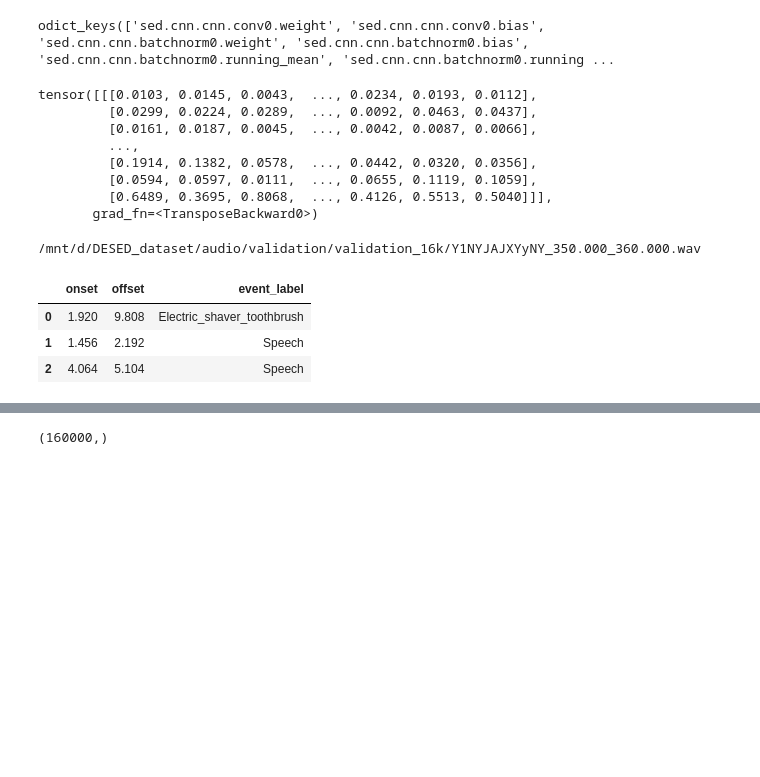
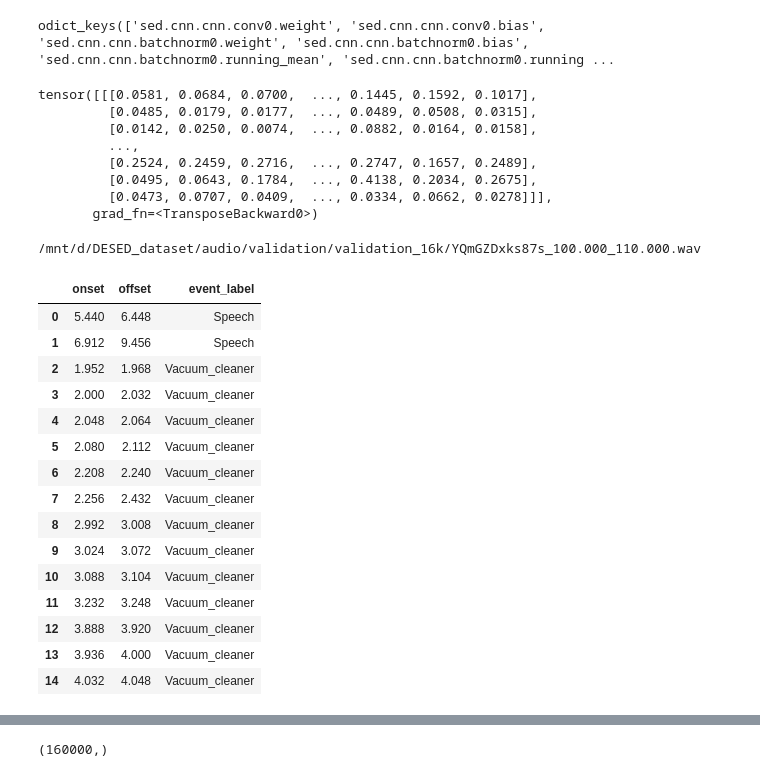
Before and after one commit to ArturMakowski/Sound_event_detection_system, a Jupyter notebook: notebooks/sed_viz.ipynb, the cells around one changed output, grey strips where cells are left out. Saved outputs shown, nothing was run; the diff lists cells and outputs as text; code cells hidden in the pictures; blank space fills up the shorter version.

```diff
--- a/notebooks/sed_viz.ipynb
+++ b/notebooks/sed_viz.ipynb
@@ -28,41 +29,60 @@ encoder = ManyHotEncoder(
 sed = SED(config, encoder=encoder, sed=CRNN(**config["net"]))
 print(sed.state_dict().keys())
 
-path = '../DvcLiveLogger/dvclive_run/checkpoints/epoch=27-step=23352.ckpt'
-state_dict = torch.load(path)["state_dict"]
+# path = "../dvclive/artifacts/epoch=27-step=23352.ckpt"
+# path = "../dvclive/artifacts/epoch=58-step=12449.ckpt"
+path = "../dvclive/artifacts/epoch=68-step=7314.ckpt"
+state_dict = torch.load(path, map_location=torch.device("cpu"))["state_dict"]
 sed.load_state_dict(state_dict)
 
-tsv_entries_strong = pd.read_csv(config["data"]["test_tsv"], sep = '\t')
-dataset_strong = StronglyAnnotatedSet(audio_folder = config["data"]["test_folder"],
-                                  tsv_entries = tsv_entries_strong,
-                                  encoder=encoder,
-                                  return_filename=True,
-                                  pad_to=config["data"]["audio_max_len"],)
+tsv_entries_strong = pd.read_csv(config["data"]["test_tsv"], sep="\t")
+dataset_strong = StronglyAnnotatedSet(
+    audio_folder=config["data"]["test_folder"],
+    tsv_entries=tsv_entries_strong,
+    encoder=encoder,
+    return_filename=True,
+    pad_to=config["data"]["audio_max_len"],
+)
 # %% [output]
 odict_keys(['sed.cnn.cnn.conv0.weight', 'sed.cnn.cnn.conv0.bias', 'sed.cnn.cnn.batchnorm0.weight', 'sed.cnn.cnn.batchnorm0.bias', 'sed.cnn.cnn.batchnorm0.running_mean', 'sed.cnn.cnn.batchnorm0.running ...
 # %%
 sed(dataset_strong[0][0])
 # %% [output]
-tensor([[[0.0103, 0.0145, 0.0043,  ..., 0.0234, 0.0193, 0.0112],
-         [0.0299, 0.0224, 0.0289,  ..., 0.0092, 0.0463, 0.0437],
-         [0.0161, 0.0187, 0.0045,  ..., 0.0042, 0.0087, 0.0066],
+tensor([[[0.0581, 0.0684, 0.0700,  ..., 0.1445, 0.1592, 0.1017],
+         [0.0485, 0.0179, 0.0177,  ..., 0.0489, 0.0508, 0.0315],
+         [0.0142, 0.0250, 0.0074,  ..., 0.0882, 0.0164, 0.0158],
          ...,
-         [0.1914, 0.1382, 0.0578,  ..., 0.0442, 0.0320, 0.0356],
-         [0.0594, 0.0597, 0.0111,  ..., 0.0655, 0.1119, 0.1059],
-         [0.6489, 0.3695, 0.8068,  ..., 0.4126, 0.5513, 0.5040]]],
+         [0.2524, 0.2459, 0.2716,  ..., 0.2747, 0.1657, 0.2489],
+         [0.0495, 0.0643, 0.1784,  ..., 0.4138, 0.2034, 0.2675],
+         [0.0473, 0.0707, 0.0409,  ..., 0.0334, 0.0662, 0.0278]]],
        grad_fn=<TransposeBackward0>)
 # %%
 from utils import batched_decode_preds
-i = 39
-# i = 253
+
+# i = 39
+i = 221
 preds = batched_decode_preds(sed(dataset_strong[i][0]), dataset_strong[i][3], encoder)
 print(dataset_strong[i][3])
-preds[2][0.5][['onset', 'offset', 'event_label']].to_csv('preds.tsv', index=False, sep='\t')
-preds[2][0.5][['onset', 'offset', 'event_label']]
+preds[2][0.5][["onset", "offset", "event_label"]].to_csv(
+    "preds.tsv", index=False, sep="\t"
+)
+preds[2][0.5][["onset", "offset", "event_label"]]
 # %% [output]
-/mnt/d/DESED_dataset/audio/validation/validation_16k/Y1NYJAJXYyNY_350.000_360.000.wav
+/mnt/d/DESED_dataset/audio/validation/validation_16k/YQmGZDxks87s_100.000_110.000.wav
 |  | onset | offset | event_label |
-| 0 | 1.920 | 9.808 | Electric_shaver_toothbrush |
-| 1 | 1.456 | 2.192 | Speech |
-| 2 | 4.064 | 5.104 | Speech |
+| 0 | 5.440 | 6.448 | Speech |
+| 1 | 6.912 | 9.456 | Speech |
+| 2 | 1.952 | 1.968 | Vacuum_cleaner |
+| 3 | 2.000 | 2.032 | Vacuum_cleaner |
+| 4 | 2.048 | 2.064 | Vacuum_cleaner |
+| 5 | 2.080 | 2.112 | Vacuum_cleaner |
+| 6 | 2.208 | 2.240 | Vacuum_cleaner |
+| 7 | 2.256 | 2.432 | Vacuum_cleaner |
+| 8 | 2.992 | 3.008 | Vacuum_cleaner |
+| 9 | 3.024 | 3.072 | Vacuum_cleaner |
+| 10 | 3.088 | 3.104 | Vacuum_cleaner |
+| 11 | 3.232 | 3.248 | Vacuum_cleaner |
+| 12 | 3.888 | 3.920 | Vacuum_cleaner |
+| 13 | 3.936 | 4.000 | Vacuum_cleaner |
+| 14 | 4.032 | 4.048 | Vacuum_cleaner |
 # %%
```
Also changed, not shown: parts of 7 cells of this notebook, 2 other files.
